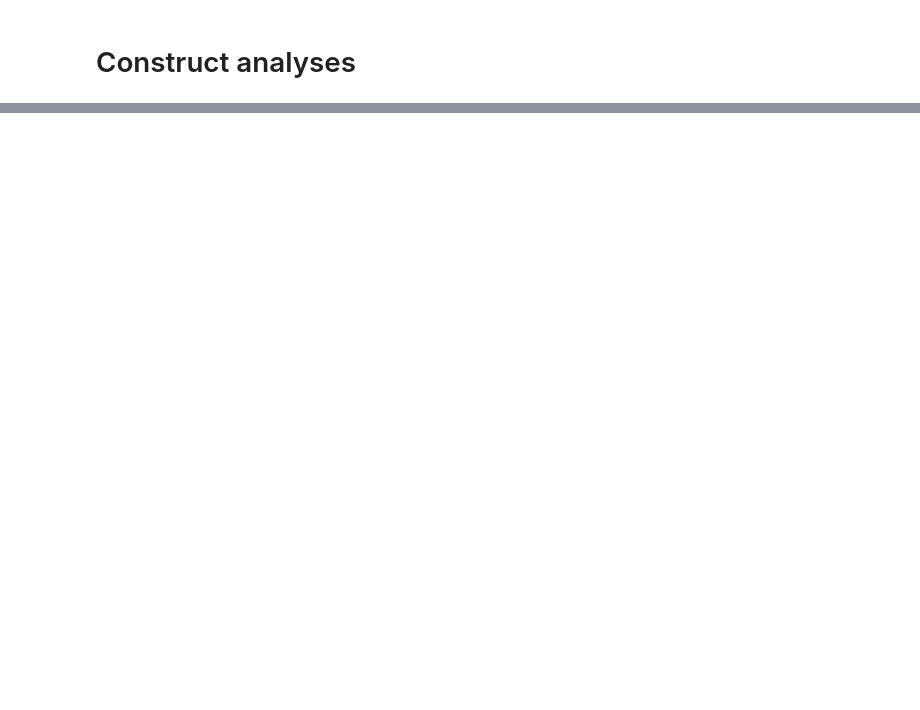
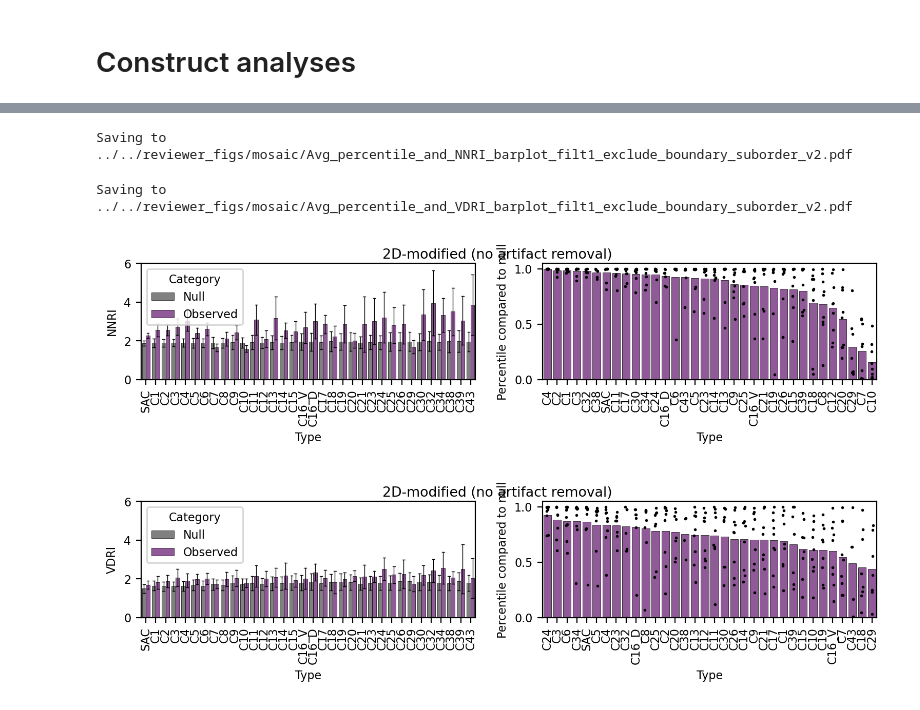
Before and after one commit to shekharlab/SpatialRGC, a Jupyter notebook: spatial_rgc/notebook_scripts/mosaic_analysis.ipynb, the cells around one changed output, grey strips where cells are left out. Cells and saved outputs as stored; diff of their text form; code cells hidden in the pictures; blank space fills up the shorter version.

```diff
--- a/spatial_rgc/notebook_scripts/mosaic_analysis.ipynb
+++ b/spatial_rgc/notebook_scripts/mosaic_analysis.ipynb
@@ -860,0 +1997,33 @@ quant_mosaic(df_t,order,figsize=(2,1.25),pairs=pairs,ylim=(0,6),output_f=os.path
+# %%
+order = ['SAC'] + [f'C{i}'.format(i) for i in range(1,16)] + ['C16_V','C16_D'] + [f'C{i}'.format(i) for i in range(17,44)] + ['C45']
+suborder = ['SAC', 'C1', 'C2', 'C3', 'C4', 'C5', 'C6', 'C7', 'C8', 'C9', 'C10', 'C11', 'C12', 'C13', 'C14', 'C15', 'C16_V', 'C16_D', 'C17', 'C18', 'C19', 'C20', 'C21', 'C23', 'C24', 'C25', 'C26', 'C29', 'C30', 'C32', 'C34', 'C38', 'C39', 'C43']
+rem_order = [x for x in order if x not in suborder]
+trial_subset =['final_v3', 'filt3_exclude_boundary','filt1_exclude_boundary']
+
+def make_magnitude_plots(trial,trial_map,trial_color,quantile,figure_dir,output_f,ok_types,filt_pairs=None):
+    df_t = pd.read_csv(os.path.join(MOSAIC_DATA_DIR,"NNRIS_recalc_{}.csv".format(trial)),index_col=0)
+    df_t.replace([np.inf],np.nan,inplace=True)
+    df_t = df_t[~pd.isna(df_t['NNRI'])]
+
+    if filt_pairs is not None:
+        df_t['roi_id'] = df_t['roi'].map(ROI_TO_ID)
+        df_t['filt_col'] = df_t['roi_id'].astype(str) + "_" + df_t['Type']
+        df_t = df_t[~df_t['filt_col'].isin(filt_pairs)]
+
+    null_percentiles = pd.DataFrame(df_t[df_t['Category']=='Null'].groupby(['roi','Type'])['NNRI'].quantile(quantile))
+    deviations = df_t[df_t['Category']=='Observed'][['roi','Type','NNRI']].set_index(['roi','Type']) - null_percentiles
+
+    k = f'Observed NNRI - {quantile*100} percentile of null NNRI'
+    dev_df = deviations.reset_index().rename(columns={'NNRI':k})
+    dev_df = dev_df[dev_df['Type'].isin(ok_types)]
+    order = dev_df.groupby('Type')[k].mean().sort_values(ascending=False).index
+    with plt.rc_context({'figure.dpi':200,'font.sans-serif':'Arial','font.size':8}):
+        sns.barplot(dev_df,x='Type',y=k,order=order,errorbar=None,color=trial_color[trial_map[trial]],edgecolor='grey',linewidth=0.5)
+        sns.stripplot(dev_df,x='Type',y=k,order=order,s=2,color='black')
+        plt.xticks(rotation=90);
+        plt.savefig(os.path.join(figure_dir,output_f))
+
+%matplotlib inline
+for trial in trial_subset:
+    make_magnitude_plots(trial=trial,trial_map = TRIAL_MAP,trial_color=TRIAL_COLORS,ok_types=suborder,quantile=0.95,figure_dir=os.path.join("..","..","reviewer_figs","mosaic"),output_f="NNRI_95th_vs_median_{}.pdf".format(trial),filt_pairs=filt_df['pair'].values)
+    plt.show()
@@ -860,0 +2034,16 @@ quant_mosaic(df_t,order,figsize=(2,1.25),pairs=pairs,ylim=(0,6),output_f=os.path
+# %%
+order = ['SAC'] + [f'C{i}'.format(i) for i in range(1,16)] + ['C16_V','C16_D'] + [f'C{i}'.format(i) for i in range(17,44)] + ['C45']
+suborder = ['SAC', 'C1', 'C2', 'C3', 'C4', 'C5', 'C6', 'C7', 'C8', 'C9', 'C10', 'C11', 'C12', 'C13', 'C14', 'C15', 'C16_V', 'C16_D', 'C17', 'C18', 'C19', 'C20', 'C21', 'C23', 'C24', 'C25', 'C26', 'C29', 'C30', 'C32', 'C34', 'C38', 'C39', 'C43']
+rem_order = [x for x in order if x not in suborder]
+#trial_subset =['final_v3', 'filt3_exclude_boundary','filt1_exclude_boundary']
+trial_subset = ['filt1_exclude_boundary']
+for trial in trial_subset:
+    #df_p = make_percentile_plots(trial=trial,trial_map = TRIAL_MAP,trial_color=TRIAL_COLORS, exclude_bad_triples=False,do_diagnostic=False,order=rem_order,figure_dir=os.path.join("..","..","reviewer_figs","mosaic"),output_f="Avg_percentile_and_NNRI_barplot_{}_bad_types.pdf".format(trial),filt_pairs=filt_df['pair'].values)
+    df_p = make_percentile_plots(trial=trial,trial_map = TRIAL_MAP,trial_color=TRIAL_COLORS, exclude_bad_triples=False,do_diagnostic=False,order=suborder,figure_dir=os.path.join("..","..","reviewer_figs","mosaic"),output_f="Avg_percentile_and_NNRI_barplot_{}_suborder_v2.pdf".format(trial),filt_pairs=filt_df['pair'].values)
+    df_p = make_percentile_plots(trial=trial,trial_map = TRIAL_MAP,trial_color=TRIAL_COLORS, exclude_bad_triples=False,do_diagnostic=False,order=suborder,figure_dir=os.path.join("..","..","reviewer_figs","mosaic"),output_f="Avg_percentile_and_VDRI_barplot_{}_suborder_v2.pdf".format(trial),filt_pairs=filt_df['pair'].values,ri_key='VDRI')
+    #df_p = make_percentile_plots(trial=trial,trial_map = TRIAL_MAP,trial_color=TRIAL_COLORS, exclude_bad_triples=False,do_diagnostic=False,order=order,figure_dir=os.path.join("..","..","reviewer_figs","mosaic"),output_f="Avg_percentile_and_NNRI_barplot_{}_order_v2.pdf".format(trial),filt_pairs=filt_df['pair'].values)
+# %% [output]
+Saving to ../../reviewer_figs/mosaic/Avg_percentile_and_NNRI_barplot_filt1_exclude_boundary_suborder_v2.pdf
+Saving to ../../reviewer_figs/mosaic/Avg_percentile_and_VDRI_barplot_filt1_exclude_boundary_suborder_v2.pdf
+[figure, added]
+[figure, added]
```
Also changed, not shown: parts of 72 cells of this notebook, 2 other files.
